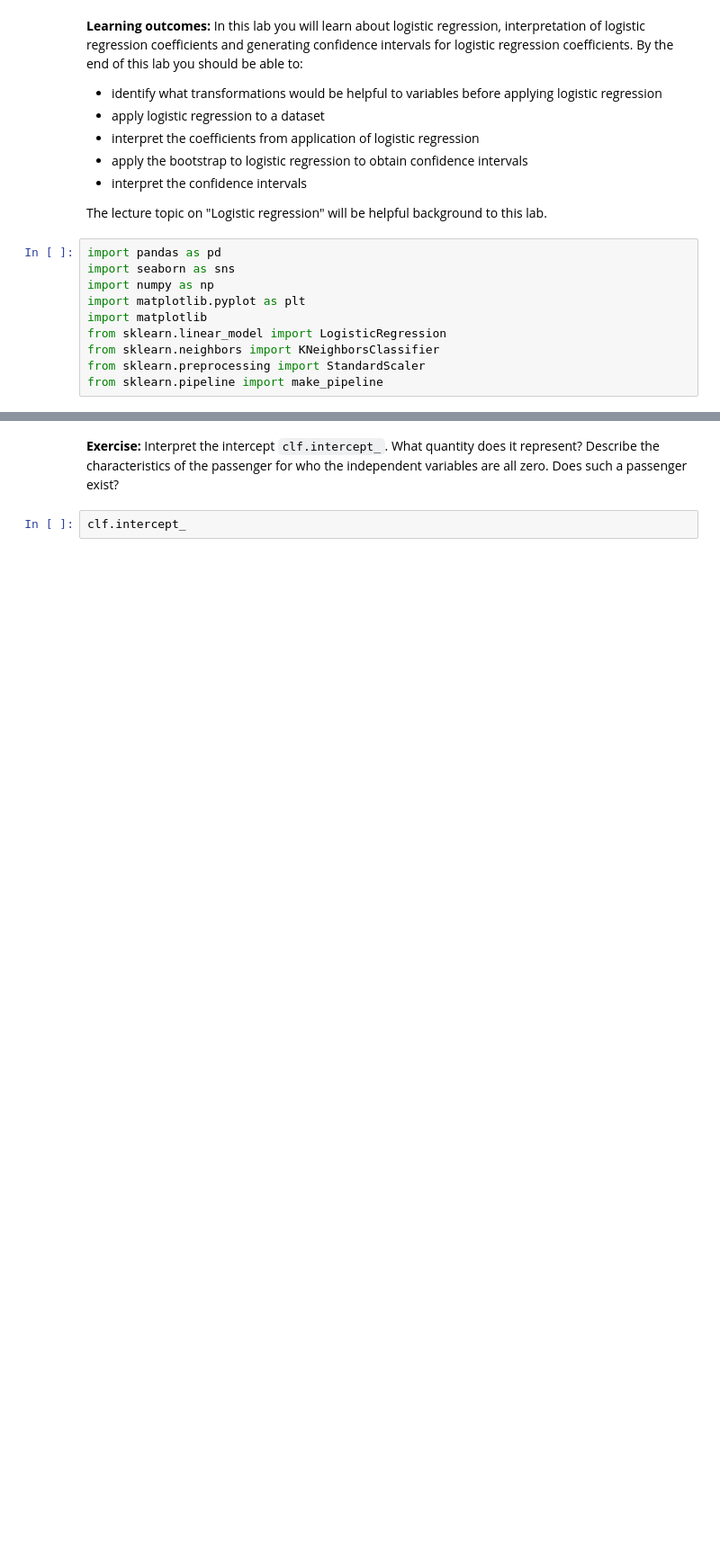
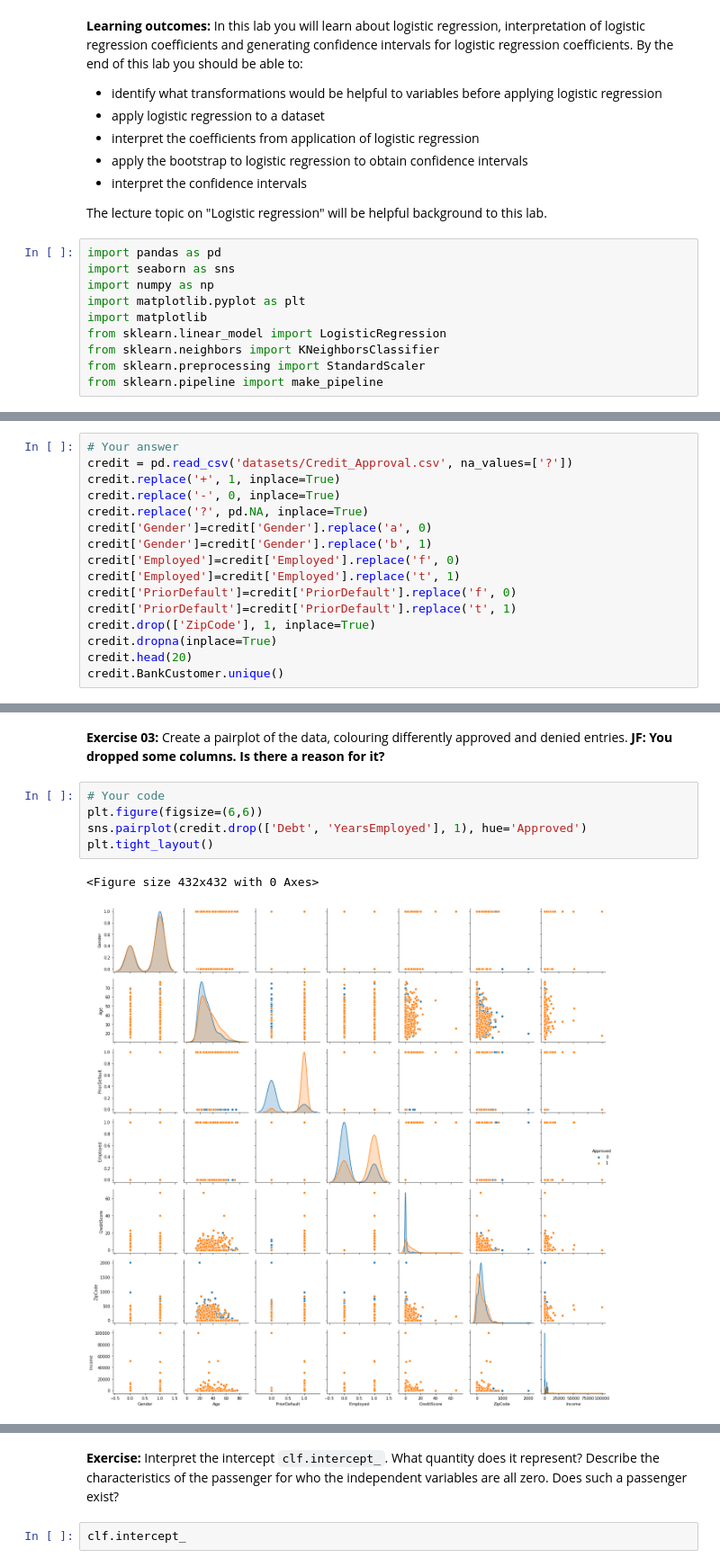
Before and after one commit to Inf2-FDS/FDS-S2-01-logistic-regression-solution, a Jupyter notebook: weekS2-04-solutions.ipynb, the cells around one changed output, grey strips where cells are left out. Shown: that part at 90% size. Cells and saved outputs as stored; diff of their text form; blank space fills up the shorter version.

```diff
--- a/weekS2-04-solutions.ipynb
+++ b/weekS2-04-solutions.ipynb
@@ -63,0 +36,16 @@ clf.coef_
+# %%
+# Your answer
+credit = pd.read_csv('datasets/Credit_Approval.csv', na_values=['?'])
+credit.replace('+', 1, inplace=True)
+credit.replace('-', 0, inplace=True)
+credit.replace('?', pd.NA, inplace=True)
+credit['Gender']=credit['Gender'].replace('a', 0)
+credit['Gender']=credit['Gender'].replace('b', 1)
+credit['Employed']=credit['Employed'].replace('f', 0)
+credit['Employed']=credit['Employed'].replace('t', 1)
+credit['PriorDefault']=credit['PriorDefault'].replace('f', 0)
+credit['PriorDefault']=credit['PriorDefault'].replace('t', 1)
+credit.drop(['ZipCode'], 1, inplace=True)
+credit.dropna(inplace=True)
+credit.head(20)
+credit.BankCustomer.unique()
@@ -63,0 +63,10 @@ clf.coef_
+# %% [markdown]
+**Exercise 03:** Create a pairplot of the data, colouring differently approved and denied entries. **JF: You dropped some columns. Is there a reason for it?**
+# %%
+# Your code
+plt.figure(figsize=(6,6))
+sns.pairplot(credit.drop(['Debt', 'YearsEmployed'], 1), hue='Approved')
+plt.tight_layout()
+# %% [output]
+<Figure size 432x432 with 0 Axes>
+[figure, added]
```
Also changed, not shown: parts of 18 cells of this notebook, 1 other file.
